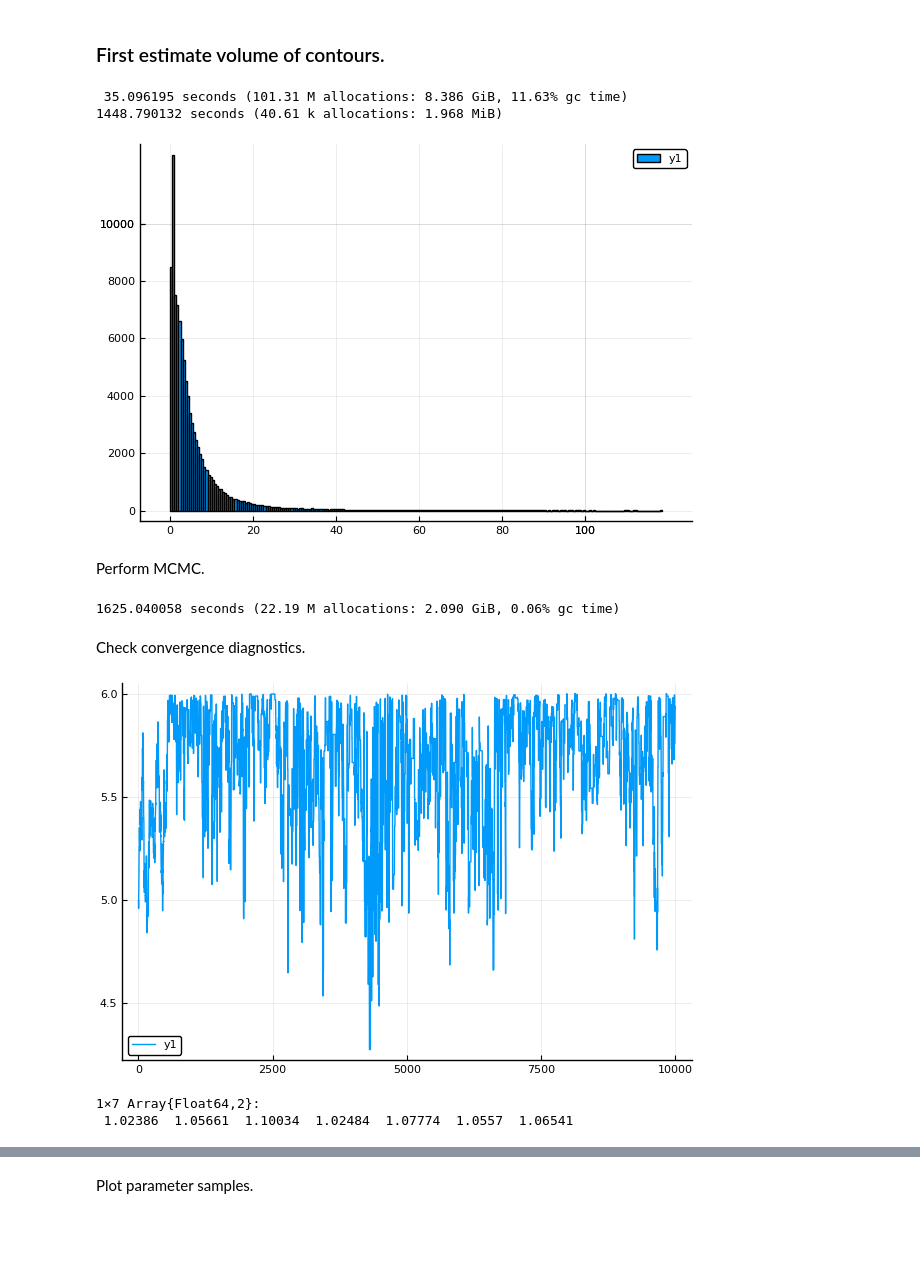
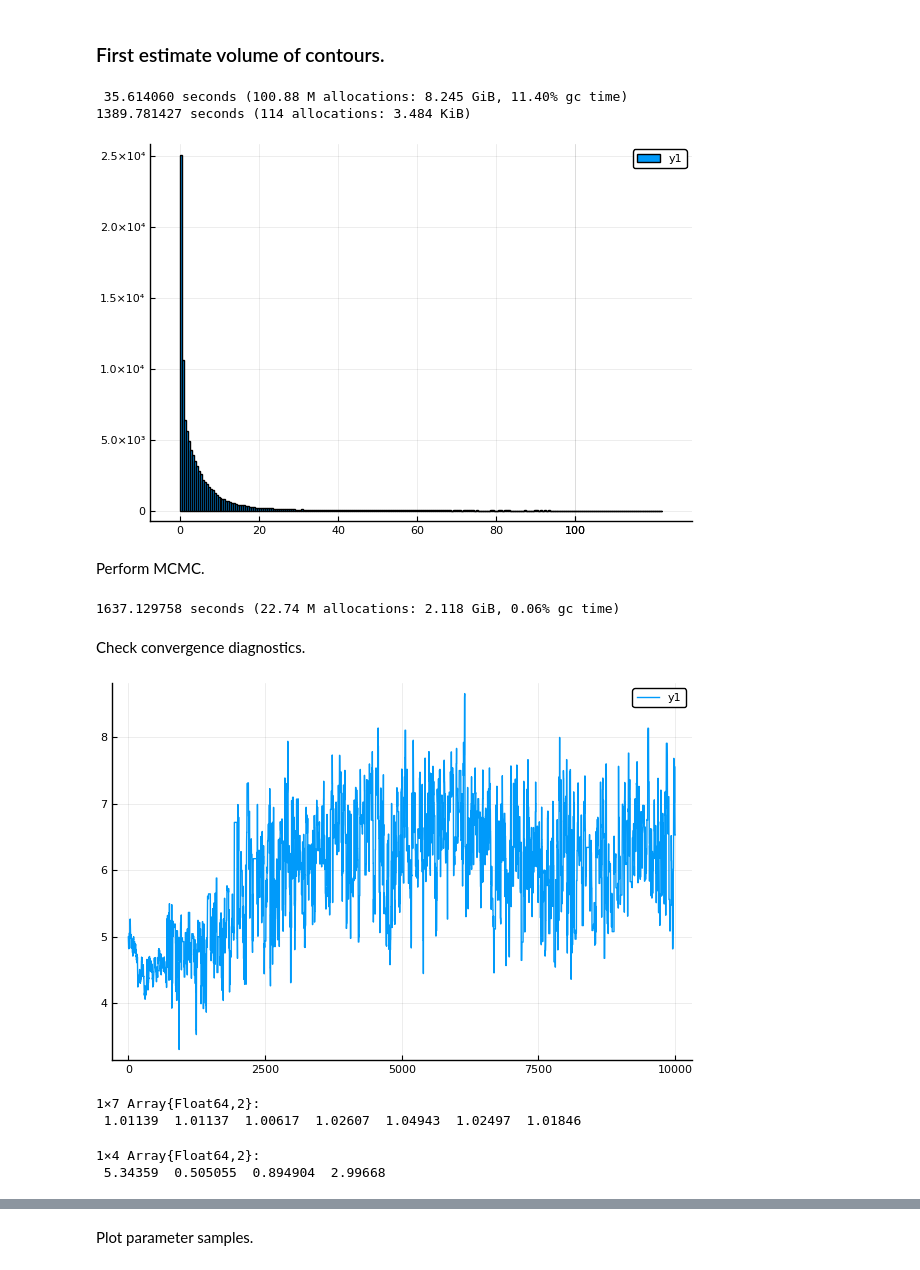
Before and after one commit to ben18785/inverse-sensitivity, a Jupyter notebook: src/s_tu_et_al_2019.ipynb, the cells around one changed output, grey strips where cells are left out. Drawn from its saved outputs; the diff is of its cells as text; code cells hidden in the pictures; blank space fills up the shorter version.

```diff
--- a/src/s_tu_et_al_2019.ipynb
+++ b/src/s_tu_et_al_2019.ipynb
@@ -366,7 +366,7 @@ plot(sol)
 ncontourvolsteps = 100000
 
 # bounds of parameters (uniform prior within bounds assumed)
-mBounds = [[40 60]; [4 6]; [0.5 15]; [0 0.5]; [2 4]; [2 20]; [0 0.2]];
+mBounds = [[40 60]; [2 10]; [0.5 16]; [0 0.7]; [2 4]; [2 20]; [0 0.2]];
 
 tspan = (0.0, 73.0)
 initial_states = [1.5; 0.0; 0.0];
@@ -378,12 +378,12 @@ mOutputs = @time f_sample_solve_uniform(ncontourvolsteps, populations_observed,
 
 @time f_estimate_kdevine(mOutputs);
 # %% [output]
- 35.096195 seconds (101.31 M allocations: 8.386 GiB, 11.63% gc time)
-1448.790132 seconds (40.61 k allocations: 1.968 MiB)
+ 35.614060 seconds (100.88 M allocations: 8.245 GiB, 11.40% gc time)
+1389.781427 seconds (114 allocations: 3.484 KiB)
 # %%
 histogram(mOutputs[:, 4])
 # %% [output]
-[figure, old version]
+[figure, new version]
 # %% [markdown]
 Perform MCMC.
 # %%
@@ -407,15 +407,20 @@ vResults = @time f_mcmc_uniform_multiple(nchains, nsamples, x -> logpdf(dist, x)
                     f_solve, deriv_tu_2019,
                     mBounds, initial_parameters, initial_states);
 # %% [output]
-1625.040058 seconds (22.19 M allocations: 2.090 GiB, 0.06% gc time)
+1637.129758 seconds (22.74 M allocations: 2.118 GiB, 0.06% gc time)
 # %% [markdown]
 Check convergence diagnostics.
 # %%
-plot(vResults[1]["inputs"][1:end, 2])
+plot(vResults[3]["inputs"][1:end, 2])
 # %% [output]
-[figure, old version]
+[figure, new version]
 # %%
 f_rhat(vResults)
 # %% [output]
 1×7 Array{Float64,2}:
- 1.02386  1.05661  1.10034  1.02484  1.07774  1.0557  1.06541
+ 1.01139  1.01137  1.00617  1.02607  1.04943  1.02497  1.01846
+# %%
+mean(vResults[1]["outputs"], dims=1)
+# %% [output]
+1×4 Array{Float64,2}:
+ 5.34359  0.505055  0.894904  2.99668
```
Also changed, not shown: parts of 20 cells of this notebook, 6 other files.
